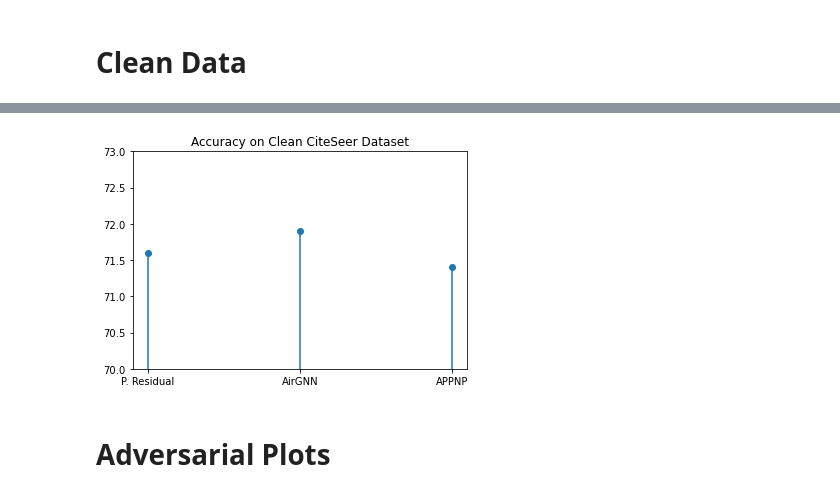
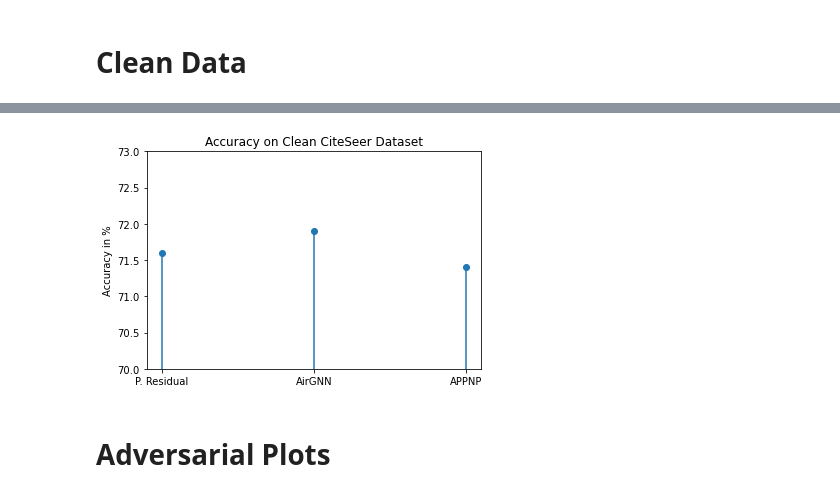
Before and after one commit to Karthik2924/Probabalistic_Graph_Residual, a Jupyter notebook: CreateGraphs_Template.ipynb, the cells around one changed output, grey strips where cells are left out. Cells and saved outputs as stored; diff of their text form; code cells hidden in the pictures.

```diff
--- a/CreateGraphs_Template.ipynb
+++ b/CreateGraphs_Template.ipynb
@@ -40,13 +42,14 @@ plt.xticks(x,models);
 # %%
 baseAccCora = [71.6, 71.9, 71.4] #ours, airgnn, appnp
 models = ['P. Residual', 'AirGNN', 'APPNP']
 x = [0, 1, 2]
 plt.stem(baseAccCora);
 plt.title("Accuracy on Clean CiteSeer Dataset");
 plt.ylim(70.0, 73);
 plt.xticks(x,models);
+plt.ylabel("Accuracy in %");
 # %% [output]
-[figure, old version]
+[figure, new version]
 # %% [markdown]
 # Adversarial Plots
 # %%
```
Also changed, not shown: parts of 6 cells of this notebook.
